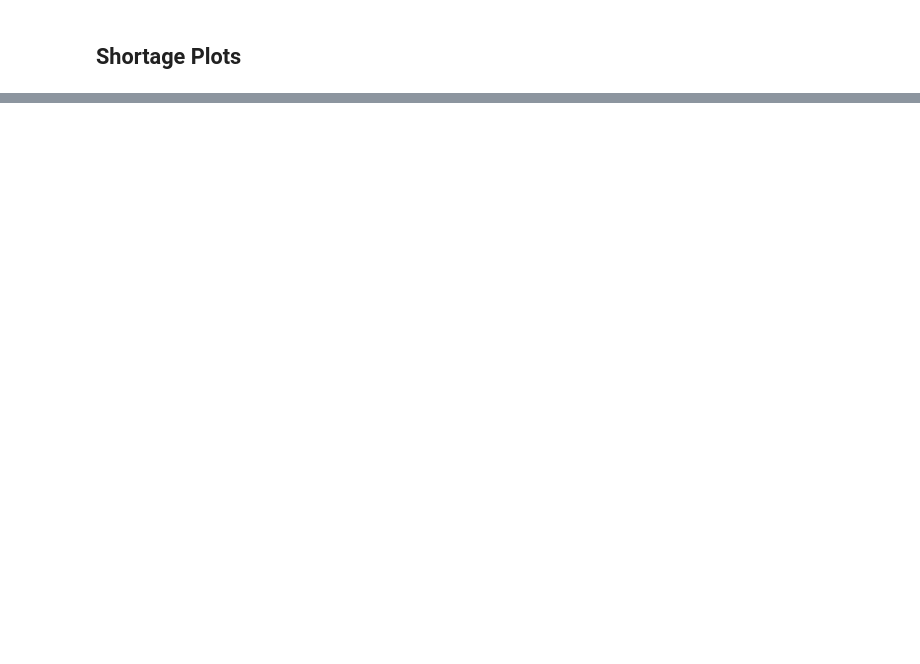
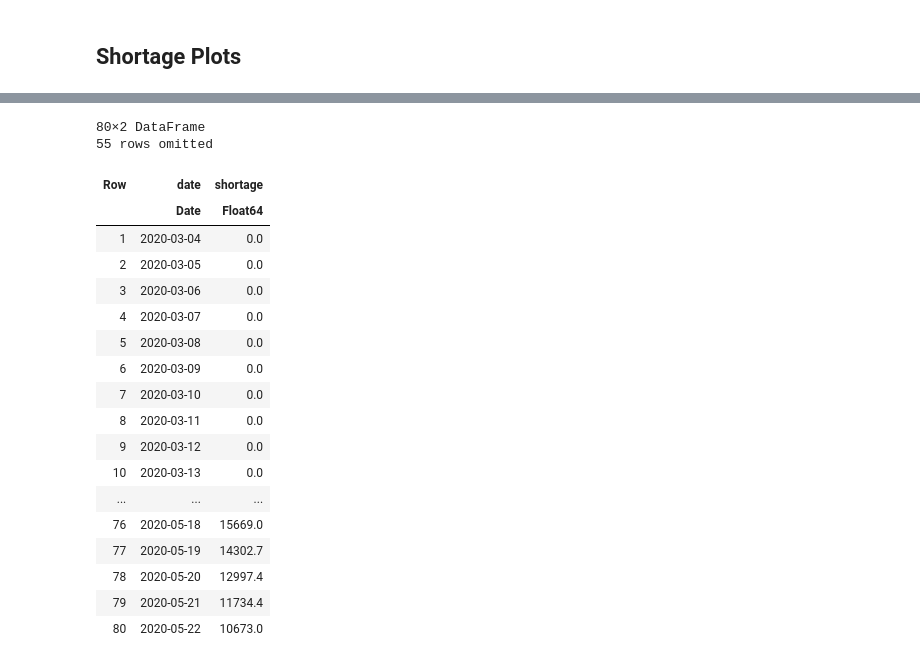
Before and after one commit to Chhheryl/Healthcare-Resources-Optimization-main, a Jupyter notebook: Test Models/timeseries_historical.ipynb, the cells around one changed output, grey strips where cells are left out. Cells and saved outputs as stored; diff of their text form; code cells hidden in the pictures; blank space fills up the shorter version.

```diff
--- a/Test Models/timeseries_historical.ipynb
+++ b/Test Models/timeseries_historical.ipynb
@@ -128,0 +201,23 @@ net_shortage_p_hosp = vec(sum(net_shortage, dims=1));
+# %%
+net_shortage = DataFrame(date = date_range, shortage = net_shortage_p_hosp)
+# %% [output]
+80×2 DataFrame
+55 rows omitted
+| Row | date | shortage |
+|  | Date | Float64 |
+| 1 | 2020-03-04 | 0.0 |
+| 2 | 2020-03-05 | 0.0 |
+| 3 | 2020-03-06 | 0.0 |
+| 4 | 2020-03-07 | 0.0 |
+| 5 | 2020-03-08 | 0.0 |
+| 6 | 2020-03-09 | 0.0 |
+| 7 | 2020-03-10 | 0.0 |
+| 8 | 2020-03-11 | 0.0 |
+| 9 | 2020-03-12 | 0.0 |
+| 10 | 2020-03-13 | 0.0 |
+| ... | ... | ... |
+| 76 | 2020-05-18 | 15669.0 |
+| 77 | 2020-05-19 | 14302.7 |
+| 78 | 2020-05-20 | 12997.4 |
+| 79 | 2020-05-21 | 11734.4 |
+| 80 | 2020-05-22 | 10673.0 |
```
Also changed, not shown: parts of 19 cells of this notebook, 10 other files.
